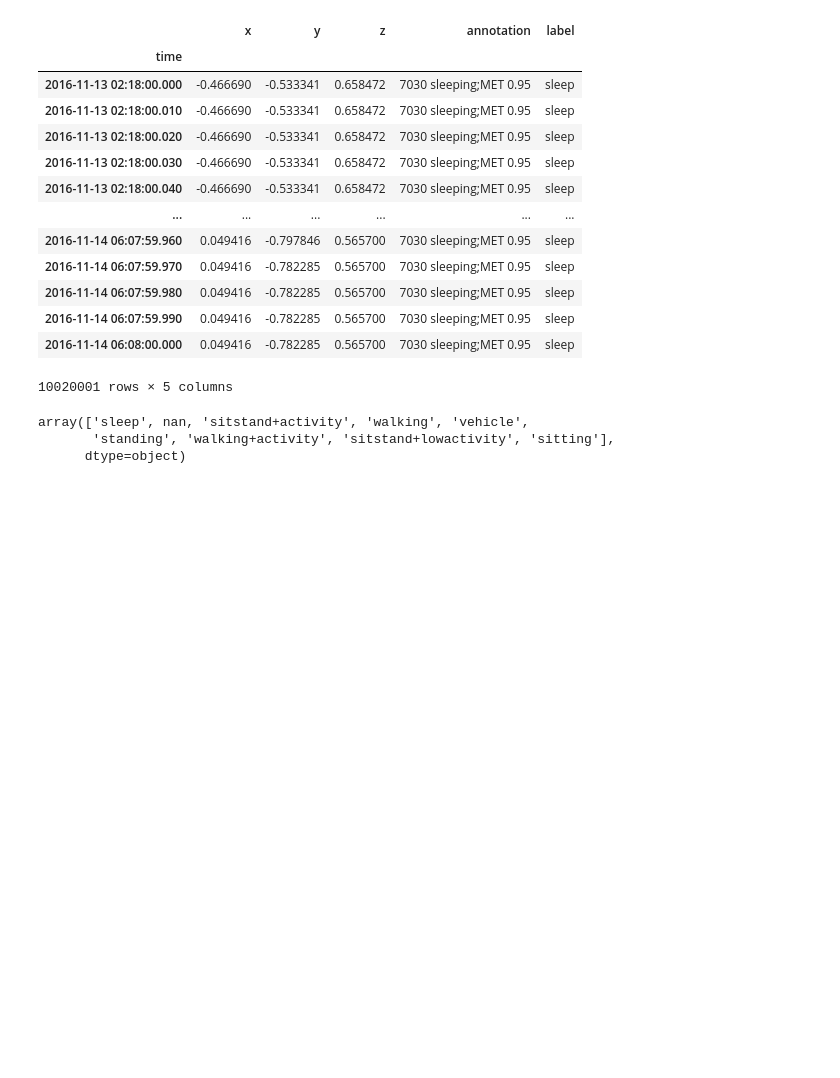
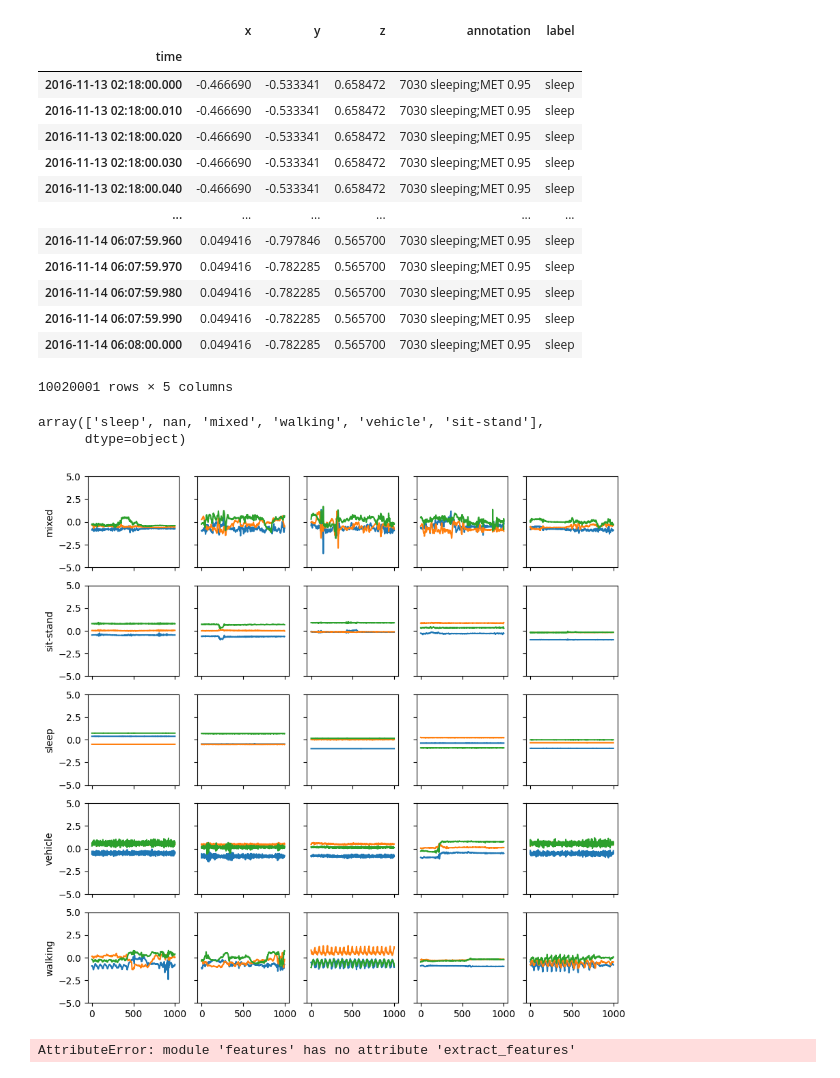
Before and after one commit to papaya147/predictive-analysis, a Jupyter notebook: code.ipynb, the cells around one changed output. Saved outputs shown, nothing was run; the diff lists cells and outputs as text; code cells hidden in the pictures; blank space fills up the shorter version.

```diff
--- a/code.ipynb
+++ b/code.ipynb
@@ -97,7 +247,7 @@ annot["label:WillettsMET2018"]
 dtype: object
 # %%
 # mapping data to low dimension annotation
-data["label"] = annot["label:WillettsMET2018"].reindex(data["annotation"]).to_numpy()
+data["label"] = annot["label:Willetts2018"].reindex(data["annotation"]).to_numpy()
 data
 # %% [output]
 |  | x | y | z | annotation | label |
@@ -117,8 +267,7 @@ data
 # %%
 data.label.unique()
 # %% [output]
-array(['sleep', nan, 'sitstand+activity', 'walking', 'vehicle',
-       'standing', 'walking+activity', 'sitstand+lowactivity', 'sitting'],
+array(['sleep', nan, 'mixed', 'walking', 'vehicle', 'sit-stand'],
       dtype=object)
 # %%
 def window(data, size = "10s"):
@@ -139,4 +288,4 @@ def window(data, size = "10s"):
   return X, Y
 # %%
 # creating the windows
-features, labels = window(data)
+X, Y = window(data)
@@ -144,0 +292,21 @@ features, labels = window(data)
+# %%
+# plotting the activities
+plots = 5
+unique_labels = np.unique(Y)
+fig, ax = plt.subplots(len(unique_labels), plots, sharex = True, sharey = True, figsize = (10, 10))
+for label, row in zip(unique_labels, ax):
+    i = np.random.choice(np.where(Y == label)[0], size = plots)
+    row[0].set_ylabel(label)
+    for feature, x in zip(X[i], row):
+        x.plot(feature)
+        x.set_ylim(-5, 5)
+fig.show()
+# %% [output]
+[figure, added]
+# %%
+# training model to predict activity
+Xf = pd.DataFrame([features.extract_features(x) for x in X])
+Yf = pd.Series(Y)
+Xf
+# %% [output]
+AttributeError: module 'features' has no attribute 'extract_features'
```
Also changed, not shown: parts of 5 cells of this notebook.
